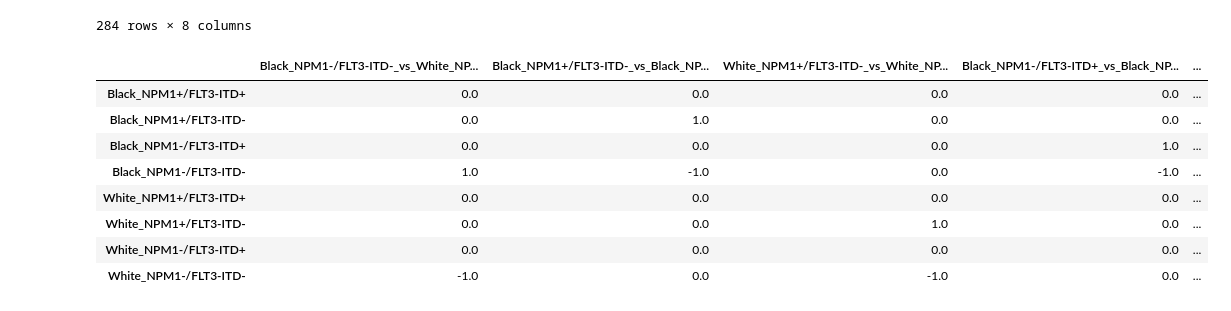
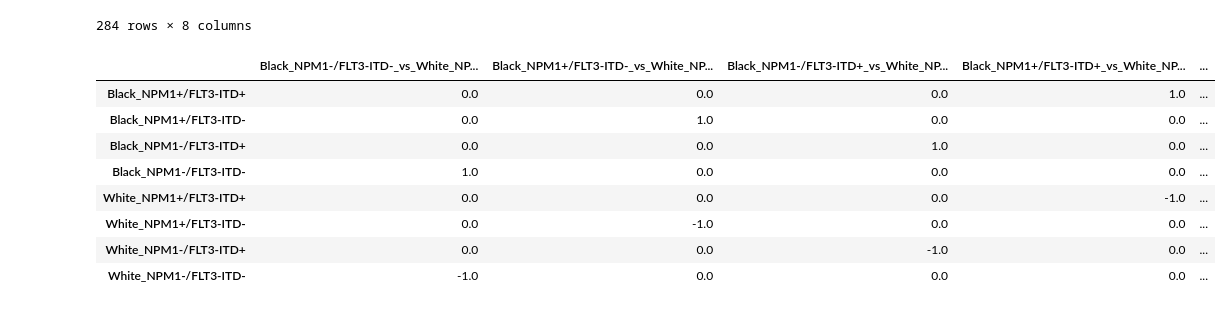
Before and after one commit to PNNL-CompBio/amlMultidrugResistance, a Jupyter notebook: aml_outcome_disparities/analysis/mutations/4a_set_up_limma.ipynb, the cells around one changed output. Cells and saved outputs as stored; diff of their text form; code cells hidden in the pictures.

```diff
--- a/aml_outcome_disparities/analysis/mutations/4a_set_up_limma.ipynb
+++ b/aml_outcome_disparities/analysis/mutations/4a_set_up_limma.ipynb
@@ -135,12 +140,20 @@ limma_contrast = pd.DataFrame(
     0.,
     index=limma_design.columns.tolist(),
     columns=[
-        # population comparison (-/-)
+        # between population comparisons
+        # (-/-)
         "Black_NPM1-/FLT3-ITD-_vs_White_NPM1-/FLT3-ITD-",
-        # NPM1+ vs NPM1-
+        # NPM1+
+        "Black_NPM1+/FLT3-ITD-_vs_White_NPM1+/FLT3-ITD-",
+        # FLT3-ITD+
+        "Black_NPM1-/FLT3-ITD+_vs_White_NPM1-/FLT3-ITD+",
+        # (+/+)
+        "Black_NPM1+/FLT3-ITD+_vs_White_NPM1+/FLT3-ITD+",
+        # within population comparisons
+        # NPM1+ vs (-/-)
         "Black_NPM1+/FLT3-ITD-_vs_Black_NPM1-/FLT3-ITD-",
         "White_NPM1+/FLT3-ITD-_vs_White_NPM1-/FLT3-ITD-",
-        # FLT3-ITD+ vs FLT3-ITD-
+        # FLT3-ITD+ vs (-/-)
         "Black_NPM1-/FLT3-ITD+_vs_Black_NPM1-/FLT3-ITD-",
         "White_NPM1-/FLT3-ITD+_vs_White_NPM1-/FLT3-ITD-",
         # (+/+) vs NPM1+
@@ -149,45 +162,56 @@ limma_contrast = pd.DataFrame(
         # (+/+) vs FLT3-ITD+
         "Black_NPM1+/FLT3-ITD+_vs_Black_NPM1-/FLT3-ITD+",
         "White_NPM1+/FLT3-ITD+_vs_White_NPM1-/FLT3-ITD+",
     ]
 )
 
 # define weights for contrasts
-# population comparison (-/-)
+# population comparisons
+# (-/-)
 limma_contrast.loc["Black_NPM1-/FLT3-ITD-", "Black_NPM1-/FLT3-ITD-_vs_White_NPM1-/FLT3-ITD-"] = 1.0
 limma_contrast.loc["White_NPM1-/FLT3-ITD-", "Black_NPM1-/FLT3-ITD-_vs_White_NPM1-/FLT3-ITD-"] = -1.0
-# NPM1+ vs NPM1-
+# NPM1+
+limma_contrast.loc["Black_NPM1+/FLT3-ITD-", "Black_NPM1+/FLT3-ITD-_vs_White_NPM1+/FLT3-ITD-"] = 1.0
+limma_contrast.loc["White_NPM1+/FLT3-ITD-", "Black_NPM1+/FLT3-ITD-_vs_White_NPM1+/FLT3-ITD-"] = -1.0
+# FLT3-ITD+
+limma_contrast.loc["Black_NPM1-/FLT3-ITD+", "Black_NPM1-/FLT3-ITD+_vs_White_NPM1-/FLT3-ITD+"] = 1.0
+limma_contrast.loc["White_NPM1-/FLT3-ITD+", "Black_NPM1-/FLT3-ITD+_vs_White_NPM1-/FLT3-ITD+"] = -1.0
+# (+/+)
+limma_contrast.loc["Black_NPM1+/FLT3-ITD+", "Black_NPM1+/FLT3-ITD+_vs_White_NPM1+/FLT3-ITD+"] = 1.0
+limma_contrast.loc["White_NPM1+/FLT3-ITD+", "Black_NPM1+/FLT3-ITD+_vs_White_NPM1+/FLT3-ITD+"] = -1.0
+# within population comparisons
+# NPM1+ vs (-/-)
 limma_contrast.loc["Black_NPM1+/FLT3-ITD-", "Black_NPM1+/FLT3-ITD-_vs_Black_NPM1-/FLT3-ITD-"] = 1.0
 limma_contrast.loc["Black_NPM1-/FLT3-ITD-", "Black_NPM1+/FLT3-ITD-_vs_Black_NPM1-/FLT3-ITD-"] = -1.0
 limma_contrast.loc["White_NPM1+/FLT3-ITD-", "White_NPM1+/FLT3-ITD-_vs_White_NPM1-/FLT3-ITD-"] = 1.0
 limma_contrast.loc["White_NPM1-/FLT3-ITD-", "White_NPM1+/FLT3-ITD-_vs_White_NPM1-/FLT3-ITD-"] = -1.0
-# FLT3-ITD+ vs FLT3-ITD-
+# FLT3-ITD+ vs (-/-)
 limma_contrast.loc["Black_NPM1-/FLT3-ITD+", "Black_NPM1-/FLT3-ITD+_vs_Black_NPM1-/FLT3-ITD-"] = 1.0
 limma_contrast.loc["Black_NPM1-/FLT3-ITD-", "Black_NPM1-/FLT3-ITD+_vs_Black_NPM1-/FLT3-ITD-"] = -1.0
 limma_contrast.loc["White_NPM1-/FLT3-ITD+", "White_NPM1-/FLT3-ITD+_vs_White_NPM1-/FLT3-ITD-"] = 1.0
 limma_contrast.loc["White_NPM1-/FLT3-ITD-", "White_NPM1-/FLT3-ITD+_vs_White_NPM1-/FLT3-ITD-"] = -1.0
 # (+/+) vs NPM1+
 limma_contrast.loc["Black_NPM1+/FLT3-ITD+", "Black_NPM1+/FLT3-ITD+_vs_Black_NPM1+/FLT3-ITD-"] = 1.0
 limma_contrast.loc["Black_NPM1+/FLT3-ITD-", "Black_NPM1+/FLT3-ITD+_vs_Black_NPM1+/FLT3-ITD-"] = -1.0
 limma_contrast.loc["White_NPM1+/FLT3-ITD+", "White_NPM1+/FLT3-ITD+_vs_White_NPM1+/FLT3-ITD-"] = 1.0
 limma_contrast.loc["White_NPM1+/FLT3-ITD-", "White_NPM1+/FLT3-ITD+_vs_White_NPM1+/FLT3-ITD-"] = -1.0
 # (+/+) vs FLT3-ITD+
 limma_contrast.loc["Black_NPM1+/FLT3-ITD+", "Black_NPM1+/FLT3-ITD+_vs_Black_NPM1-/FLT3-ITD+"] = 1.0
 limma_contrast.loc["Black_NPM1-/FLT3-ITD+", "Black_NPM1+/FLT3-ITD+_vs_Black_NPM1-/FLT3-ITD+"] = -1.0
 limma_contrast.loc["White_NPM1+/FLT3-ITD+", "White_NPM1+/FLT3-ITD+_vs_White_NPM1-/FLT3-ITD+"] = 1.0
 limma_contrast.loc["White_NPM1-/FLT3-ITD+", "White_NPM1+/FLT3-ITD+_vs_White_NPM1-/FLT3-ITD+"] = -1.0
 
 limma_contrast
 # %% [output]
-|  | Black_NPM1-/FLT3-ITD-_vs_White_NP... | Black_NPM1+/FLT3-ITD-_vs_Black_NP... | White_NPM1+/FLT3-ITD-_vs_White_NP... | Black_NPM1-/FLT3-ITD+_vs_Black_NP... | ... |
-| Black_NPM1+/FLT3-ITD+ | 0.0 | 0.0 | 0.0 | 0.0 | ... |
+|  | Black_NPM1-/FLT3-ITD-_vs_White_NP... | Black_NPM1+/FLT3-ITD-_vs_White_NP... | Black_NPM1-/FLT3-ITD+_vs_White_NP... | Black_NPM1+/FLT3-ITD+_vs_White_NP... | ... |
+| Black_NPM1+/FLT3-ITD+ | 0.0 | 0.0 | 0.0 | 1.0 | ... |
 | Black_NPM1+/FLT3-ITD- | 0.0 | 1.0 | 0.0 | 0.0 | ... |
-| Black_NPM1-/FLT3-ITD+ | 0.0 | 0.0 | 0.0 | 1.0 | ... |
-| Black_NPM1-/FLT3-ITD- | 1.0 | -1.0 | 0.0 | -1.0 | ... |
-| White_NPM1+/FLT3-ITD+ | 0.0 | 0.0 | 0.0 | 0.0 | ... |
-| White_NPM1+/FLT3-ITD- | 0.0 | 0.0 | 1.0 | 0.0 | ... |
-| White_NPM1-/FLT3-ITD+ | 0.0 | 0.0 | 0.0 | 0.0 | ... |
-| White_NPM1-/FLT3-ITD- | -1.0 | 0.0 | -1.0 | 0.0 | ... |
+| Black_NPM1-/FLT3-ITD+ | 0.0 | 0.0 | 1.0 | 0.0 | ... |
+| Black_NPM1-/FLT3-ITD- | 1.0 | 0.0 | 0.0 | 0.0 | ... |
+| White_NPM1+/FLT3-ITD+ | 0.0 | 0.0 | 0.0 | -1.0 | ... |
+| White_NPM1+/FLT3-ITD- | 0.0 | -1.0 | 0.0 | 0.0 | ... |
+| White_NPM1-/FLT3-ITD+ | 0.0 | 0.0 | -1.0 | 0.0 | ... |
+| White_NPM1-/FLT3-ITD- | -1.0 | 0.0 | 0.0 | 0.0 | ... |
 # %%
 # write all the limma inputs as parquet files
 limma_design.to_parquet(os.path.join(LIMMA_DIR, "design.parquet"))
```
Also changed, not shown: parts of 2 cells of this notebook, 2 other files.
